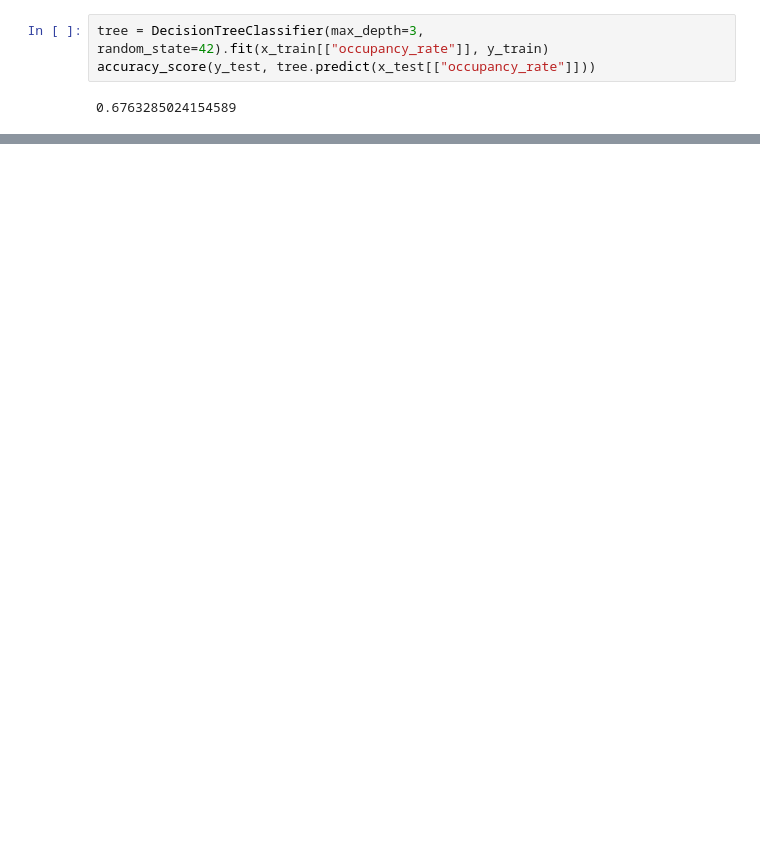
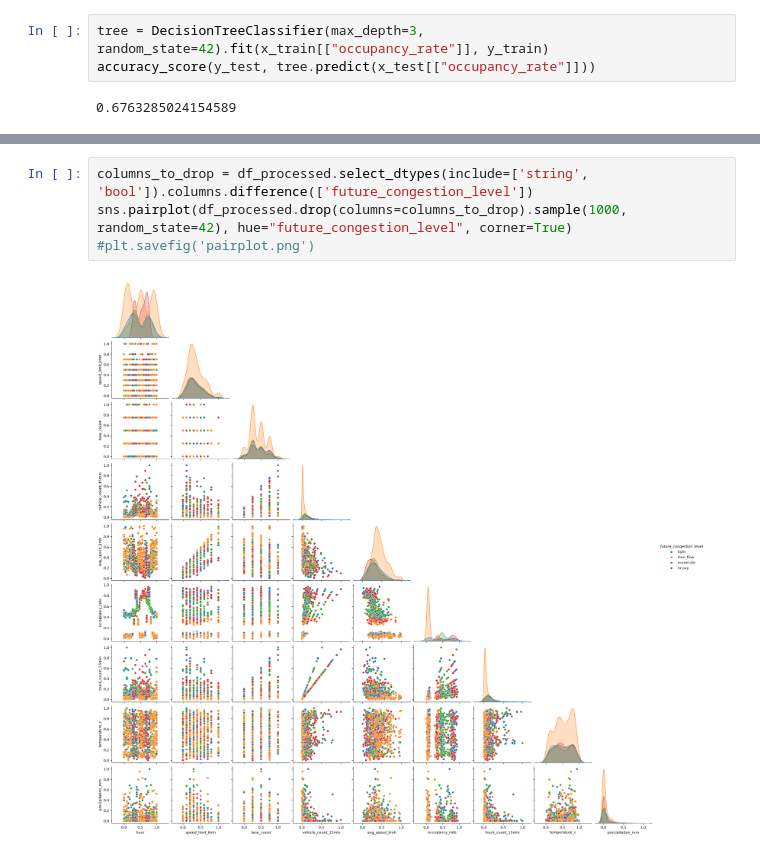
Before and after one commit to s91k/mu25-ml-group-2, a Jupyter notebook: traffic.ipynb, the cells around one changed output, grey strips where cells are left out. Saved outputs shown, nothing was run; the diff lists cells and outputs as text; blank space fills up the shorter version.

```diff
--- a/traffic.ipynb
+++ b/traffic.ipynb
@@ -116,0 +138,6 @@ accuracy_score(y_test, tree.predict(x_test[["occupancy_rate"]]))
+# %%
+columns_to_drop = df_processed.select_dtypes(include=['string', 'bool']).columns.difference(['future_congestion_level'])
+sns.pairplot(df_processed.drop(columns=columns_to_drop).sample(1000, random_state=42), hue="future_congestion_level", corner=True)
+#plt.savefig('pairplot.png')
+# %% [output]
+[figure, added]
```
Also changed, not shown: parts of 10 cells of this notebook.
